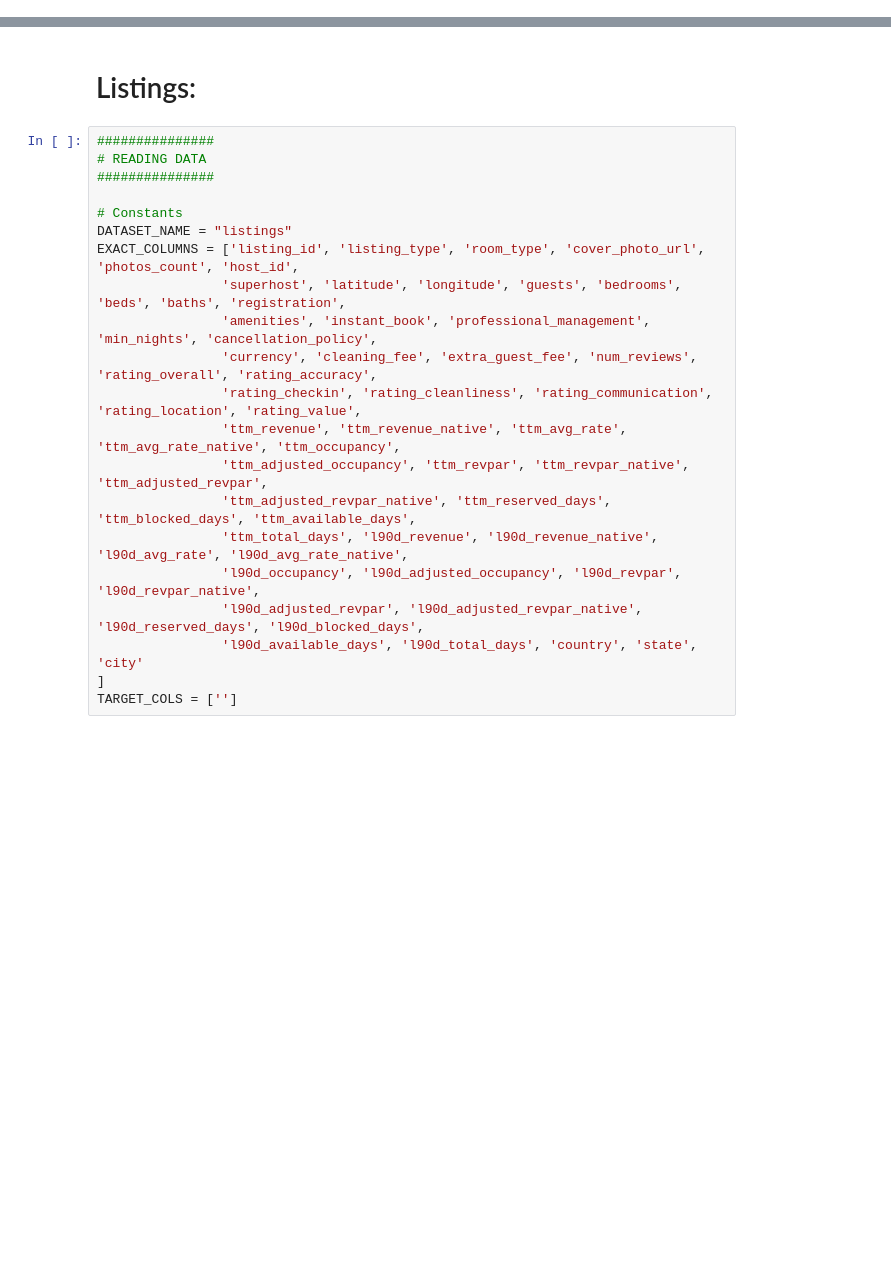
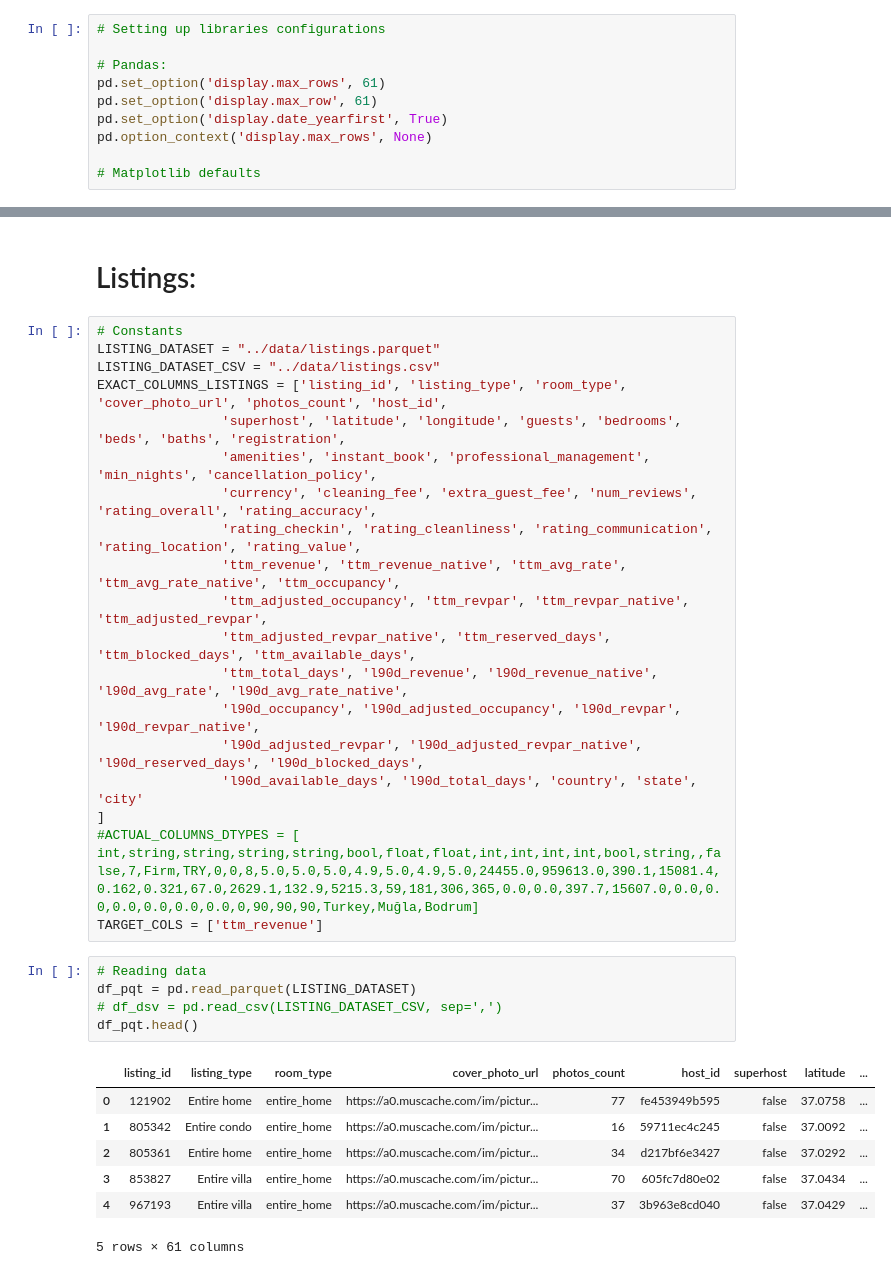
Before and after one commit to HenriquePRebolho/AirbnbDataMining, a Jupyter notebook: eda_etl/eda_etl.ipynb, the cells around one changed output, grey strips where cells are left out. Drawn from its saved outputs; the diff is of its cells as text; blank space fills up the shorter version.

Commit message:
A basic analysis and begining data type conversion

```diff
--- a/eda_etl/eda_etl.ipynb
+++ b/eda_etl/eda_etl.ipynb
@@ -19,0 +39,10 @@ import seaborn as sns
+# %%
+# Setting up libraries configurations
+
+# Pandas:
+pd.set_option('display.max_rows', 61)
+pd.set_option('display.max_row', 61)
+pd.set_option('display.date_yearfirst', True)
+pd.option_context('display.max_rows', None)
+
+# Matplotlib defaults
@@ -20,13 +51,10 @@ import seaborn as sns
 # %% [markdown]
 # Listings:
 # %%
-###############
-# READING DATA
-###############
-
 # Constants
-DATASET_NAME = "listings"
-EXACT_COLUMNS = ['listing_id', 'listing_type', 'room_type', 'cover_photo_url', 'photos_count', 'host_id',
+LISTING_DATASET = "../data/listings.parquet"
+LISTING_DATASET_CSV = "../data/listings.csv"
+EXACT_COLUMNS_LISTINGS = ['listing_id', 'listing_type', 'room_type', 'cover_photo_url', 'photos_count', 'host_id',
                 'superhost', 'latitude', 'longitude', 'guests', 'bedrooms', 'beds', 'baths', 'registration',
                 'amenities', 'instant_book', 'professional_management', 'min_nights', 'cancellation_policy',
                 'currency', 'cleaning_fee', 'extra_guest_fee', 'num_reviews', 'rating_overall', 'rating_accuracy',
@@ -39,5 +67,19 @@ EXACT_COLUMNS = ['listing_id', 'listing_type', 'room_type', 'cover_photo_url', '
                 'l90d_adjusted_revpar', 'l90d_adjusted_revpar_native', 'l90d_reserved_days', 'l90d_blocked_days',
                 'l90d_available_days', 'l90d_total_days', 'country', 'state', 'city'
 ]
-TARGET_COLS = ['']
+#ACTUAL_COLUMNS_DTYPES = [ int,string,string,string,string,bool,float,float,int,int,int,int,bool,string,,false,7,Firm,TRY,0,0,8,5.0,5.0,5.0,4.9,5.0,4.9,5.0,24455.0,959613.0,390.1,15081.4,0.162,0.321,67.0,2629.1,132.9,5215.3,59,181,306,365,0.0,0.0,397.7,15607.0,0.0,0.0,0.0,0.0,0.0,0.0,0,90,90,90,Turkey,Muğla,Bodrum]
+TARGET_COLS = ['ttm_revenue']
+# %%
+# Reading data
+df_pqt = pd.read_parquet(LISTING_DATASET)
+# df_dsv = pd.read_csv(LISTING_DATASET_CSV, sep=',')
+df_pqt.head()
+# %% [output]
+|  | listing_id | listing_type | room_type | cover_photo_url | photos_count | host_id | superhost | latitude | ... |
+| 0 | 121902 | Entire home | entire_home | https://a0.muscache.com/im/pictur... | 77 | fe453949b595 | false | 37.0758 | ... |
+| 1 | 805342 | Entire condo | entire_home | https://a0.muscache.com/im/pictur... | 16 | 59711ec4c245 | false | 37.0092 | ... |
+| 2 | 805361 | Entire home | entire_home | https://a0.muscache.com/im/pictur... | 34 | d217bf6e3427 | false | 37.0292 | ... |
+| 3 | 853827 | Entire villa | entire_home | https://a0.muscache.com/im/pictur... | 70 | 605fc7d80e02 | false | 37.0434 | ... |
+| 4 | 967193 | Entire villa | entire_home | https://a0.muscache.com/im/pictur... | 37 | 3b963e8cd040 | false | 37.0429 | ... |
+5 rows × 61 columns
 # %%
```
Also changed, not shown: parts of 16 cells of this notebook, 2 other files.
